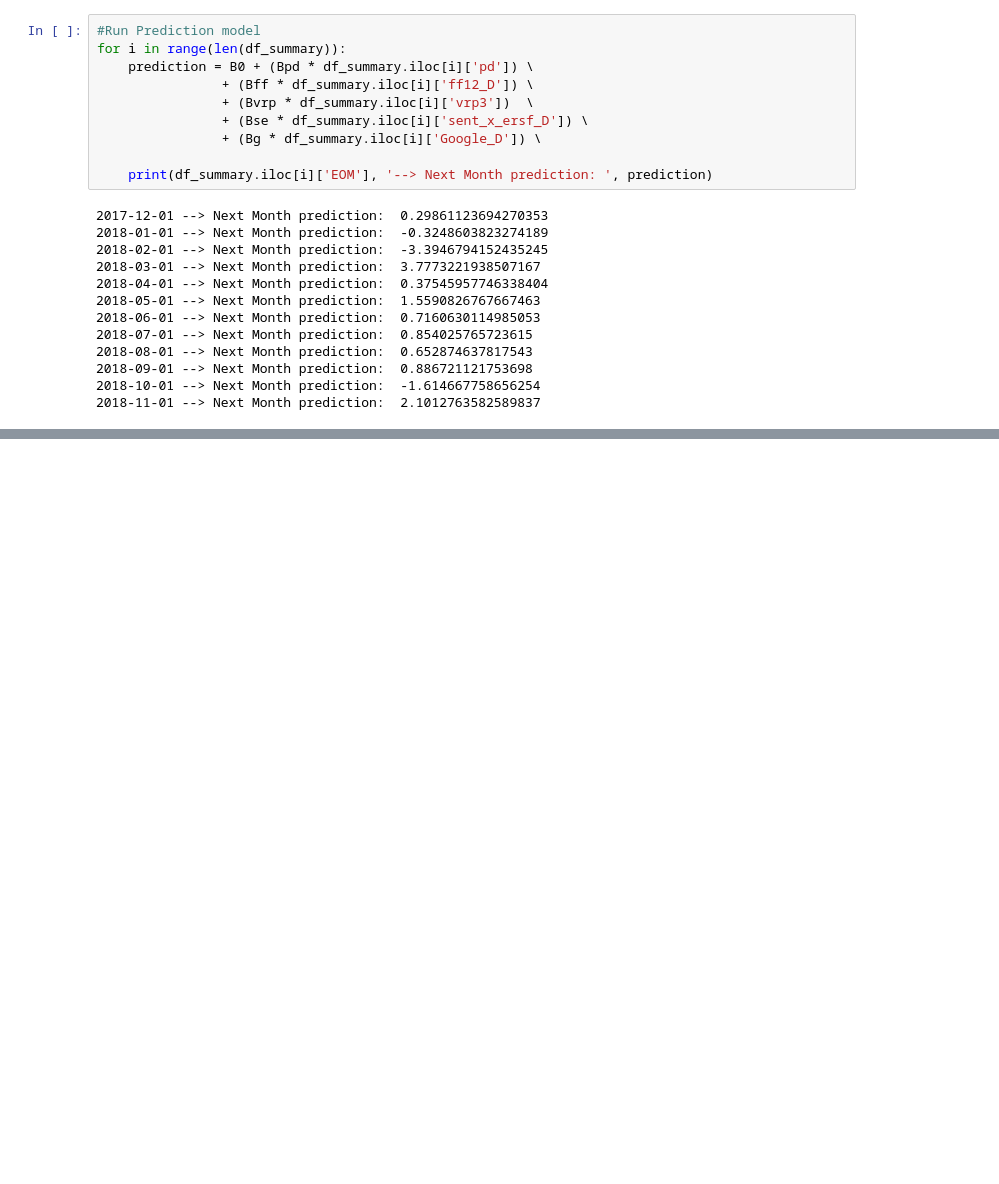
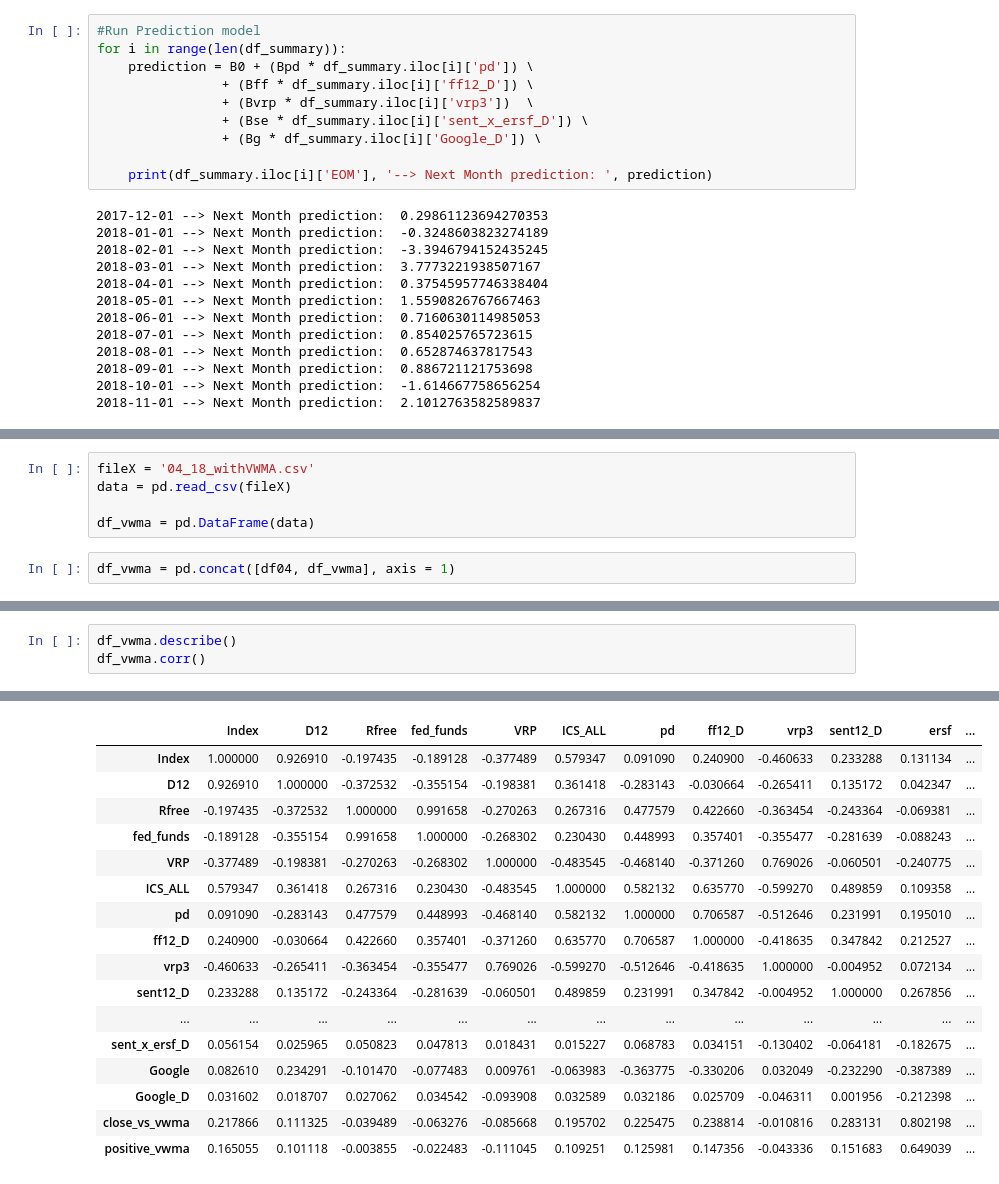
Before and after one commit to maks-p/momentum_sentiment_FINAL, a Jupyter notebook: momentum_sentiment_final.ipynb, the cells around one changed output, grey strips where cells are left out. Drawn from its saved outputs; the diff is of its cells as text; blank space fills up the shorter version.

```diff
--- a/momentum_sentiment_final.ipynb
+++ b/momentum_sentiment_final.ipynb
@@ -554,0 +587,7 @@ df_summary
+# %%
+fileX = '04_18_withVWMA.csv'
+data = pd.read_csv(fileX)
+
+df_vwma = pd.DataFrame(data)
+# %%
+df_vwma = pd.concat([df04, df_vwma], axis = 1)
@@ -554,0 +610,4 @@ df_summary
+# %%
+df_vwma.describe()
+df_vwma.corr()
+# %% [output]
@@ -554,0 +623,17 @@ df_summary
+|  | Index | D12 | Rfree | fed_funds | VRP | ICS_ALL | pd | ff12_D | vrp3 | sent12_D | ersf | ... |
+| Index | 1.000000 | 0.926910 | -0.197435 | -0.189128 | -0.377489 | 0.579347 | 0.091090 | 0.240900 | -0.460633 | 0.233288 | 0.131134 | ... |
+| D12 | 0.926910 | 1.000000 | -0.372532 | -0.355154 | -0.198381 | 0.361418 | -0.283143 | -0.030664 | -0.265411 | 0.135172 | 0.042347 | ... |
+| Rfree | -0.197435 | -0.372532 | 1.000000 | 0.991658 | -0.270263 | 0.267316 | 0.477579 | 0.422660 | -0.363454 | -0.243364 | -0.069381 | ... |
+| fed_funds | -0.189128 | -0.355154 | 0.991658 | 1.000000 | -0.268302 | 0.230430 | 0.448993 | 0.357401 | -0.355477 | -0.281639 | -0.088243 | ... |
+| VRP | -0.377489 | -0.198381 | -0.270263 | -0.268302 | 1.000000 | -0.483545 | -0.468140 | -0.371260 | 0.769026 | -0.060501 | -0.240775 | ... |
+| ICS_ALL | 0.579347 | 0.361418 | 0.267316 | 0.230430 | -0.483545 | 1.000000 | 0.582132 | 0.635770 | -0.599270 | 0.489859 | 0.109358 | ... |
+| pd | 0.091090 | -0.283143 | 0.477579 | 0.448993 | -0.468140 | 0.582132 | 1.000000 | 0.706587 | -0.512646 | 0.231991 | 0.195010 | ... |
+| ff12_D | 0.240900 | -0.030664 | 0.422660 | 0.357401 | -0.371260 | 0.635770 | 0.706587 | 1.000000 | -0.418635 | 0.347842 | 0.212527 | ... |
+| vrp3 | -0.460633 | -0.265411 | -0.363454 | -0.355477 | 0.769026 | -0.599270 | -0.512646 | -0.418635 | 1.000000 | -0.004952 | 0.072134 | ... |
+| sent12_D | 0.233288 | 0.135172 | -0.243364 | -0.281639 | -0.060501 | 0.489859 | 0.231991 | 0.347842 | -0.004952 | 1.000000 | 0.267856 | ... |
+| ... | ... | ... | ... | ... | ... | ... | ... | ... | ... | ... | ... | ... |
+| sent_x_ersf_D | 0.056154 | 0.025965 | 0.050823 | 0.047813 | 0.018431 | 0.015227 | 0.068783 | 0.034151 | -0.130402 | -0.064181 | -0.182675 | ... |
+| Google | 0.082610 | 0.234291 | -0.101470 | -0.077483 | 0.009761 | -0.063983 | -0.363775 | -0.330206 | 0.032049 | -0.232290 | -0.387389 | ... |
+| Google_D | 0.031602 | 0.018707 | 0.027062 | 0.034542 | -0.093908 | 0.032589 | 0.032186 | 0.025709 | -0.046311 | 0.001956 | -0.212398 | ... |
+| close_vs_vwma | 0.217866 | 0.111325 | -0.039489 | -0.063276 | -0.085668 | 0.195702 | 0.225475 | 0.238814 | -0.010816 | 0.283131 | 0.802198 | ... |
+| positive_vwma | 0.165055 | 0.101118 | -0.003855 | -0.022483 | -0.111045 | 0.109251 | 0.125981 | 0.147356 | -0.043336 | 0.151683 | 0.649039 | ... |
```
Also changed, not shown: parts of 31 cells of this notebook, 3 other files.
